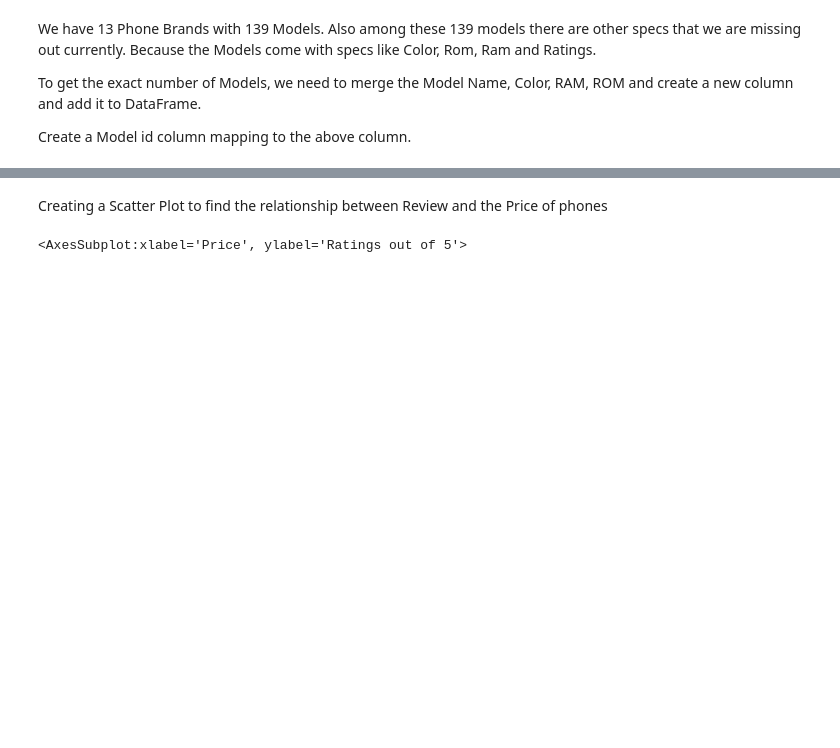
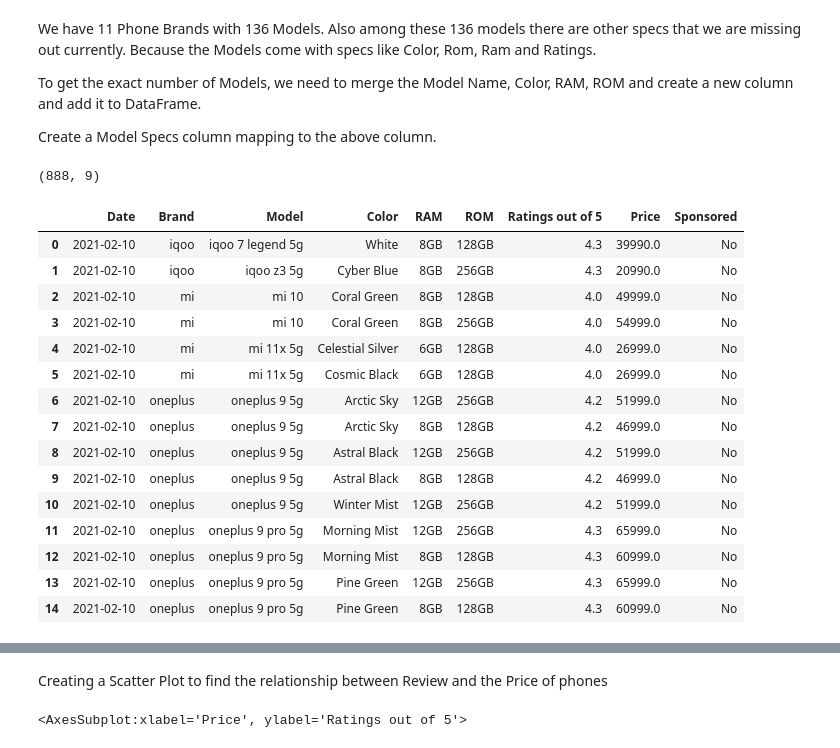
Before and after one commit to Akhil-V-Nair/amazon_android_phone_data_offers, a Jupyter notebook: amazon_phone_sales_data.ipynb, the cells around one changed output, grey strips where cells are left out. Cells and saved outputs as stored; diff of their text form; code cells hidden in the pictures; blank space fills up the shorter version.

```diff
--- a/amazon_phone_sales_data.ipynb
+++ b/amazon_phone_sales_data.ipynb
@@ -125,12 +146,36 @@ print(len(great_indian_sales_phone["Model"].unique()))
 # %% [markdown]
-We have 13 Phone Brands with 139 Models.
-Also among these 139 models there are other specs that we are missing out currently.
+We have 11 Phone Brands with 136 Models.
+Also among these 136 models there are other specs that we are missing out currently.
 Because the Models come with specs like Color, Rom, Ram and Ratings.
 
 
 To get the exact number of Models, we need to merge the Model Name, Color, RAM, ROM and create a new column and add it to DataFrame.
 
-Create a Model id column mapping to the above column.
+Create a Model Specs column mapping to the above column.
+# %%
+great_indian_sales_phone.drop('Model_Specs', axis=1, inplace=True)
+great_indian_sales_phone.shape
+# %% [output]
+(888, 9)
+# %%
+great_indian_sales_phone.head(15)
+# %% [output]
+|  | Date | Brand | Model | Color | RAM | ROM | Ratings out of 5 | Price | Sponsored |
+| 0 | 2021-02-10 | iqoo | iqoo 7 legend 5g | White | 8GB | 128GB | 4.3 | 39990.0 | No |
+| 1 | 2021-02-10 | iqoo | iqoo z3 5g | Cyber Blue | 8GB | 256GB | 4.3 | 20990.0 | No |
+| 2 | 2021-02-10 | mi | mi 10 | Coral Green | 8GB | 128GB | 4.0 | 49999.0 | No |
+| 3 | 2021-02-10 | mi | mi 10 | Coral Green | 8GB | 256GB | 4.0 | 54999.0 | No |
+| 4 | 2021-02-10 | mi | mi 11x 5g | Celestial Silver | 6GB | 128GB | 4.0 | 26999.0 | No |
+| 5 | 2021-02-10 | mi | mi 11x 5g | Cosmic Black | 6GB | 128GB | 4.0 | 26999.0 | No |
+| 6 | 2021-02-10 | oneplus | oneplus 9 5g | Arctic Sky | 12GB | 256GB | 4.2 | 51999.0 | No |
+| 7 | 2021-02-10 | oneplus | oneplus 9 5g | Arctic Sky | 8GB | 128GB | 4.2 | 46999.0 | No |
+| 8 | 2021-02-10 | oneplus | oneplus 9 5g | Astral Black | 12GB | 256GB | 4.2 | 51999.0 | No |
+| 9 | 2021-02-10 | oneplus | oneplus 9 5g | Astral Black | 8GB | 128GB | 4.2 | 46999.0 | No |
+| 10 | 2021-02-10 | oneplus | oneplus 9 5g | Winter Mist | 12GB | 256GB | 4.2 | 51999.0 | No |
+| 11 | 2021-02-10 | oneplus | oneplus 9 pro 5g | Morning Mist | 12GB | 256GB | 4.3 | 65999.0 | No |
+| 12 | 2021-02-10 | oneplus | oneplus 9 pro 5g | Morning Mist | 8GB | 128GB | 4.3 | 60999.0 | No |
+| 13 | 2021-02-10 | oneplus | oneplus 9 pro 5g | Pine Green | 12GB | 256GB | 4.3 | 65999.0 | No |
+| 14 | 2021-02-10 | oneplus | oneplus 9 pro 5g | Pine Green | 8GB | 128GB | 4.3 | 60999.0 | No |
 # %%
 great_indian_sales_phone["Model_Specs"] = great_indian_sales_phone[["Model","Color","RAM","ROM"]].agg('|'.join, axis=1)
 # %%
```
Also changed, not shown: parts of 19 cells of this notebook, 13 other files.
